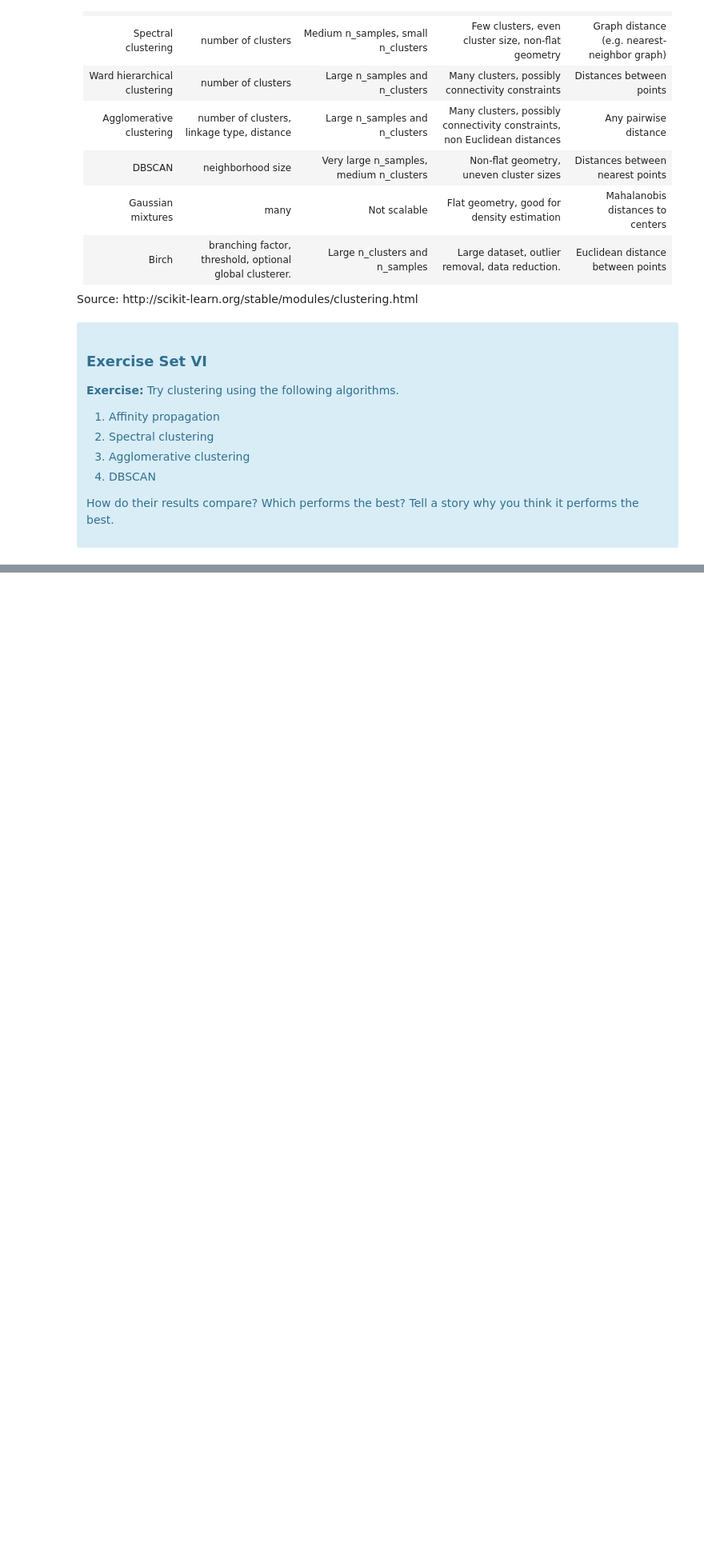
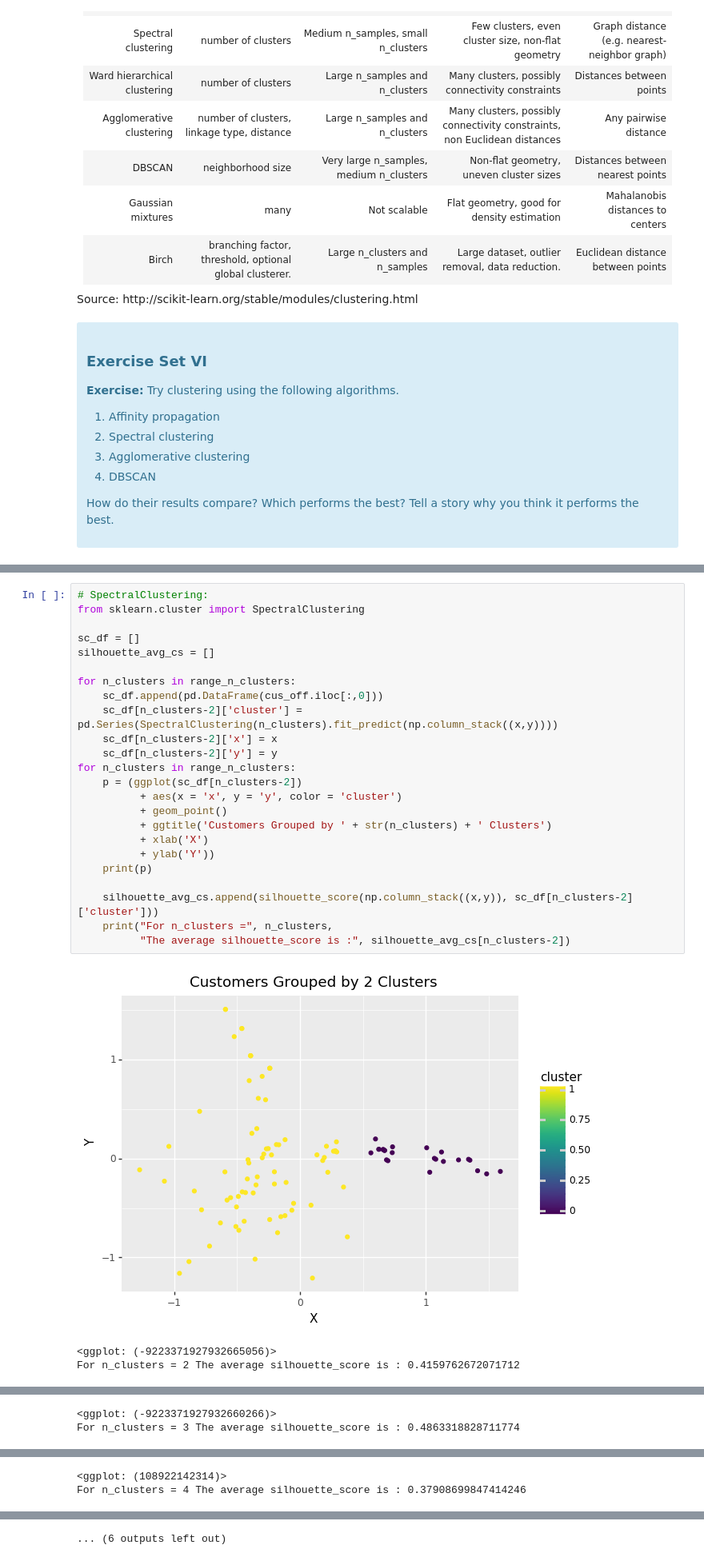
Before and after one commit to fsafe/aic-projects-public, a Jupyter notebook: unit-8-clustering/Mini_Project_Clustering.ipynb, the cells around one changed output, grey strips where cells are left out. Shown at 80% size. Cells and saved outputs as stored; diff of their text form; blank space fills up the shorter version.

```diff
--- a/unit-8-clustering/Mini_Project_Clustering.ipynb
+++ b/unit-8-clustering/Mini_Project_Clustering.ipynb
@@ -556,0 +597,28 @@ Source: http://scikit-learn.org/stable/modules/clustering.html
+# %%
+# SpectralClustering:
+from sklearn.cluster import SpectralClustering
+
+sc_df = []
+silhouette_avg_cs = []
+
+for n_clusters in range_n_clusters:
+    sc_df.append(pd.DataFrame(cus_off.iloc[:,0]))
+    sc_df[n_clusters-2]['cluster'] = pd.Series(SpectralClustering(n_clusters).fit_predict(np.column_stack((x,y))))
+    sc_df[n_clusters-2]['x'] = x
+    sc_df[n_clusters-2]['y'] = y
+for n_clusters in range_n_clusters:
+    p = (ggplot(sc_df[n_clusters-2])
+          + aes(x = 'x', y = 'y', color = 'cluster')
+          + geom_point()
+          + ggtitle('Customers Grouped by ' + str(n_clusters) + ' Clusters')
+          + xlab('X')
+          + ylab('Y'))
+    print(p)
+
+    silhouette_avg_cs.append(silhouette_score(np.column_stack((x,y)), sc_df[n_clusters-2]['cluster']))
+    print("For n_clusters =", n_clusters,
+          "The average silhouette_score is :", silhouette_avg_cs[n_clusters-2])
+# %% [output]
+[figure, added]
+<ggplot: (-9223371927932665056)>
+For n_clusters = 2 The average silhouette_score is : 0.4159762672071712
@@ -556,0 +626,2 @@ Source: http://scikit-learn.org/stable/modules/clustering.html
+<ggplot: (-9223371927932660266)>
+For n_clusters = 3 The average silhouette_score is : 0.4863318828711774
@@ -556,0 +629,2 @@ Source: http://scikit-learn.org/stable/modules/clustering.html
+<ggplot: (108922142314)>
+For n_clusters = 4 The average silhouette_score is : 0.37908699847414246
@@ -556,0 +640 @@ Source: http://scikit-learn.org/stable/modules/clustering.html
+... (6 outputs left out)
```
Also changed, not shown: parts of 10 cells of this notebook.
